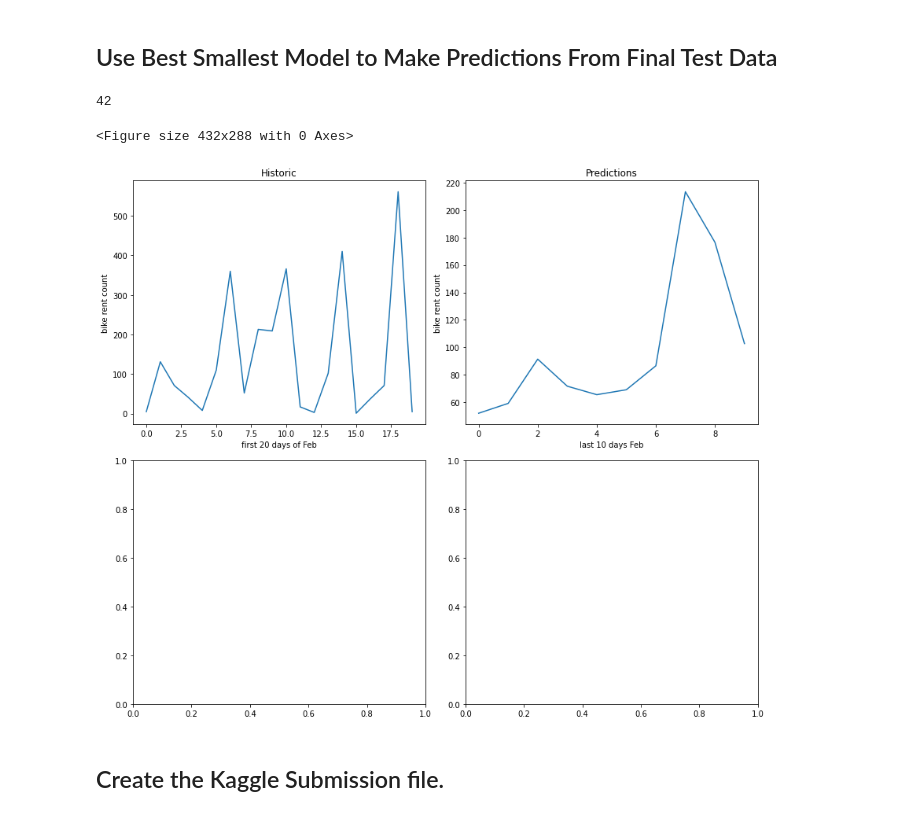
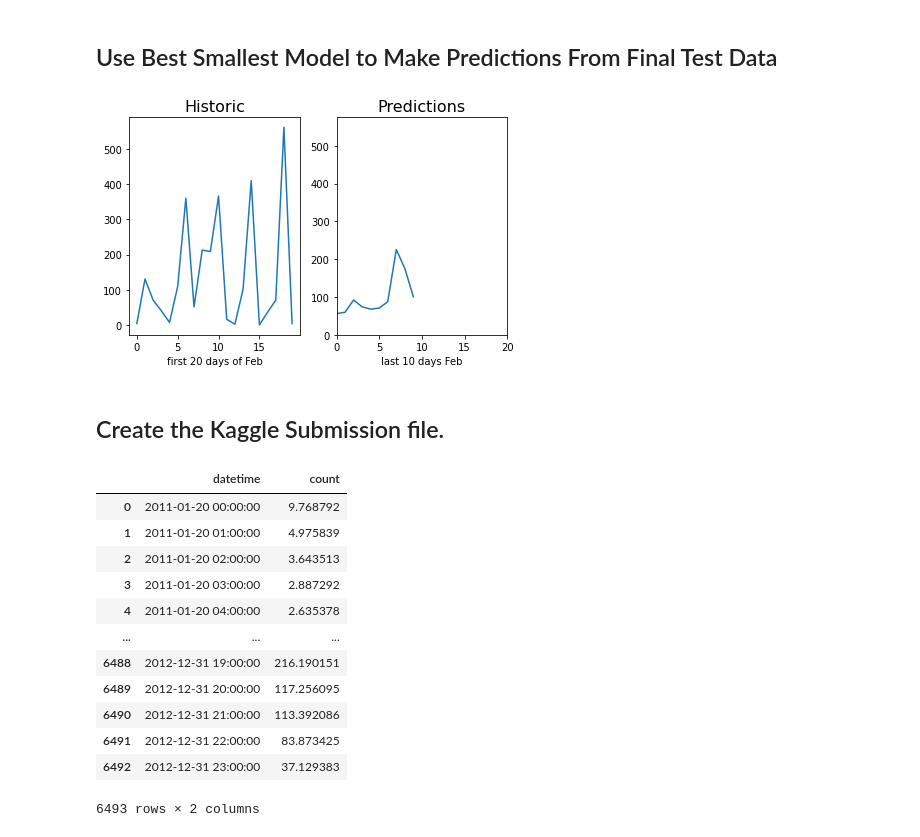
Before and after one commit to swruler/kaggle, a Jupyter notebook: bike_share/python_machine_learning_project.ipynb, the cells around one changed output. Saved outputs shown, nothing was run; the diff lists cells and outputs as text; code cells hidden in the pictures.

```diff
--- a/bike_share/python_machine_learning_project.ipynb
+++ b/bike_share/python_machine_learning_project.ipynb
@@ -519,32 +518,43 @@ plt.show()
 # %% [markdown]
 ## Use Best Smallest Model to Make Predictions From Final Test Data
-# %%
-# Drop unimportant features.
-bike_final_test_min=bike_final_test.drop(columns=['day','windspeed', 'holiday'])
-pred_final = gbr_model_final_min.predict(bike_final_test_min)
-
-print(sum((pred_final)<0))
-
-plt.figure()
-
-# TODO: for some reason nrows has to = 2 instead of 1 to work.
-fig, axes = plt.subplots(nrows=2,ncols=2)
-fig.set_size_inches(12, 10)
-
-sns.lineplot(data=(bike_test_label[20:40]).to_numpy(),ax=axes[0][0])
-sns.lineplot(data=pred_final[10:20],ax=axes[0][1])
-
-axes[0][0].set(xlabel='first 20 days of Feb', ylabel='bike rent count',title="Historic")
-axes[0][1].set(xlabel='last 10 days Feb', ylabel='bike rent count',title="Predictions")
-
-plt.tight_layout()
-plt.show()
-# %% [output]
-42
-<Figure size 432x288 with 0 Axes>
-[figure, removed]
+# %%
+# Drop unimportant features.
+bike_final_test_min=bike_final_test.drop(columns=['day','windspeed', 'holiday'])
+pred_final = gbr_model_final_min.predict(bike_final_test_min)
+
+plt.subplot(1, 2, 1)
+sns.lineplot(data=(bike_test_label[20:40]).to_numpy())
+plt.title('Historic', fontsize=16)
+plt.xlabel('first 20 days of Feb')
+
+plt.subplot(1, 2, 2)
+sns.lineplot(data=pred_final[10:20])
+plt.title('Predictions', fontsize=16)
+plt.xlabel('last 10 days Feb')
+plt.ylim(ymin=0, ymax=575)
+plt.xlim(xmin=0, xmax=20)
+
+plt.tight_layout()
+# %% [output]
+[figure, added]
 # %% [markdown]
 ## Create the Kaggle Submission file.
+# %%
+bike_submit
+# %% [output]
+|  | datetime | count |
+| 0 | 2011-01-20 00:00:00 | 9.768792 |
+| 1 | 2011-01-20 01:00:00 | 4.975839 |
+| 2 | 2011-01-20 02:00:00 | 3.643513 |
+| 3 | 2011-01-20 03:00:00 | 2.887292 |
+| 4 | 2011-01-20 04:00:00 | 2.635378 |
+| ... | ... | ... |
+| 6488 | 2012-12-31 19:00:00 | 216.190151 |
+| 6489 | 2012-12-31 20:00:00 | 117.256095 |
+| 6490 | 2012-12-31 21:00:00 | 113.392086 |
+| 6491 | 2012-12-31 22:00:00 | 83.873425 |
+| 6492 | 2012-12-31 23:00:00 | 37.129383 |
+6493 rows × 2 columns
 # %%
 # Read bike demand submission file into a panda dataframe.
 bike_submit=pd.read_csv('./bike-sharing-demand-sampleSubmission.csv')
```
Also changed, not shown: parts of 8 cells of this notebook.
